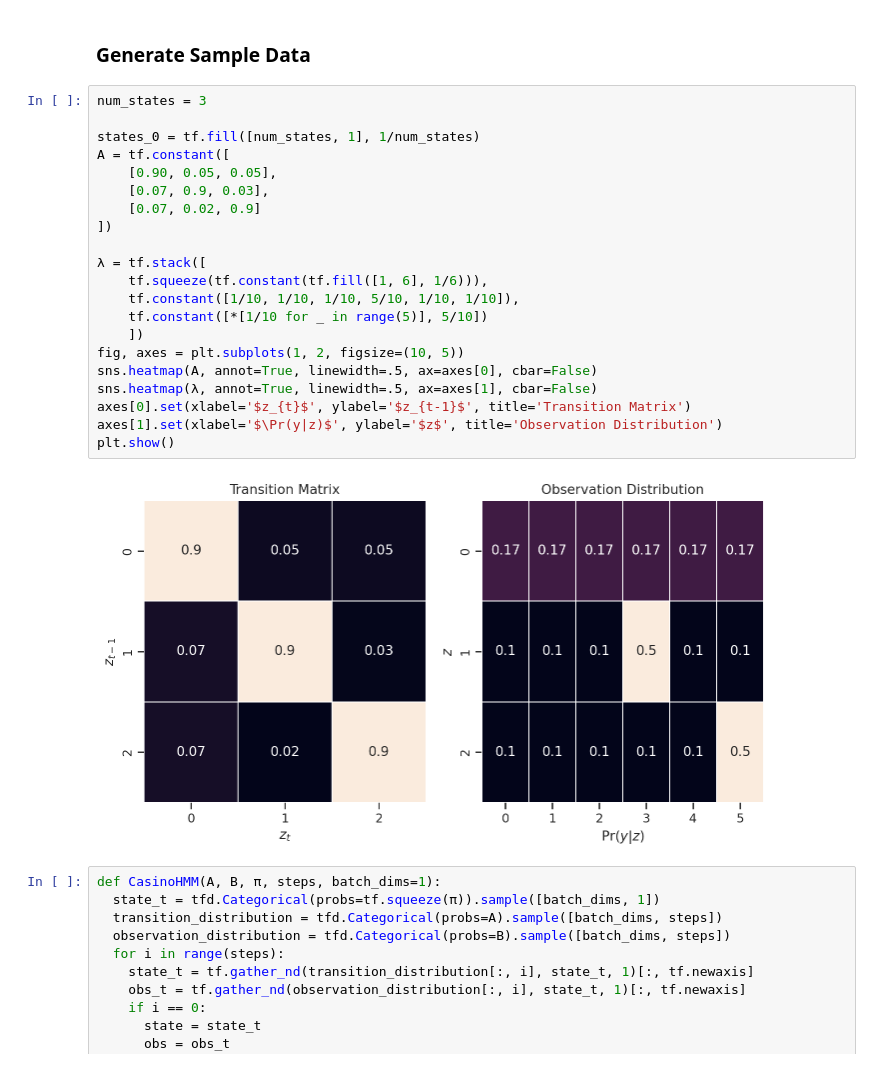
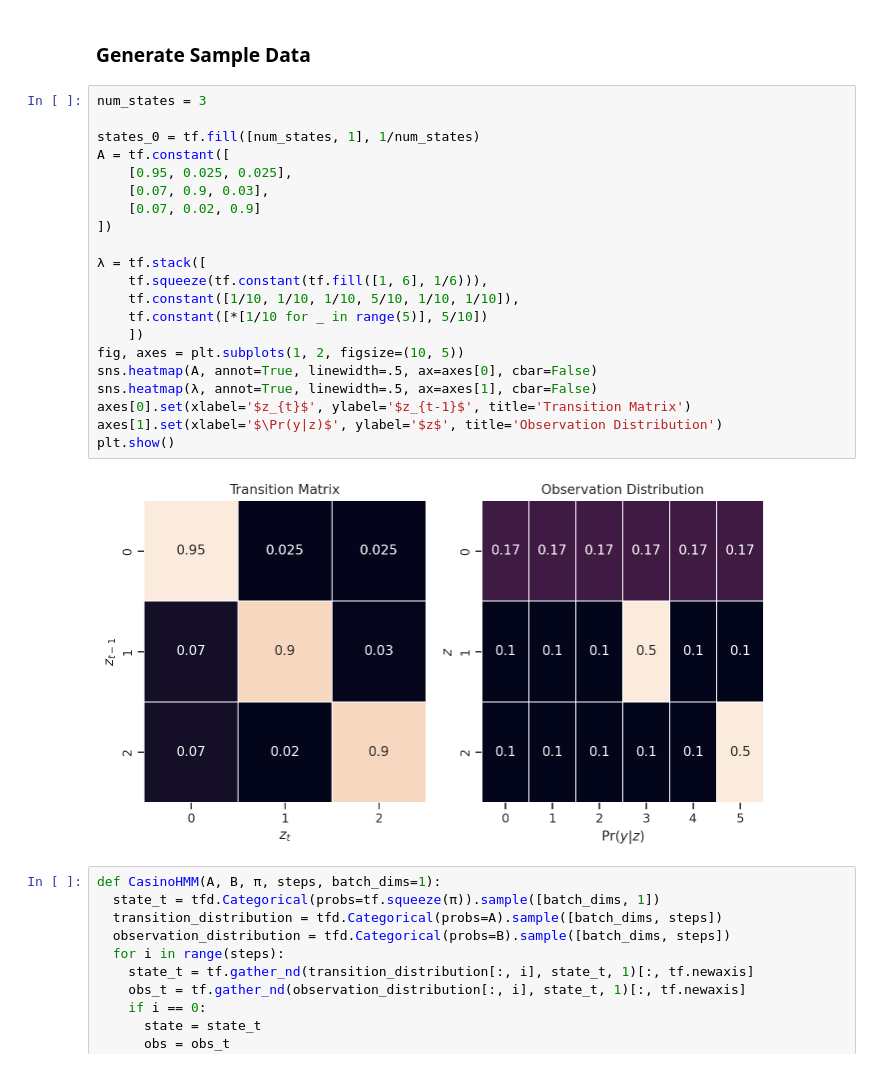
Before and after one commit to CorpuzKB/PML-Advance-Topics-notebooks, a Jupyter notebook: HMM_Inference__TensorFlow.ipynb, the cells around one changed output. Drawn from its saved outputs; the diff is of its cells as text.

```diff
--- a/HMM_Inference__TensorFlow.ipynb
+++ b/HMM_Inference__TensorFlow.ipynb
@@ -101,26 +99,26 @@ class HMM_Categorical_Inference:
 # %%
 num_states = 3
 
 states_0 = tf.fill([num_states, 1], 1/num_states)
 A = tf.constant([
-    [0.90, 0.05, 0.05],
+    [0.95, 0.025, 0.025],
     [0.07, 0.9, 0.03],
     [0.07, 0.02, 0.9]
 ])
 
 λ = tf.stack([
     tf.squeeze(tf.constant(tf.fill([1, 6], 1/6))),
     tf.constant([1/10, 1/10, 1/10, 5/10, 1/10, 1/10]),
     tf.constant([*[1/10 for _ in range(5)], 5/10])
     ])
 fig, axes = plt.subplots(1, 2, figsize=(10, 5))
 sns.heatmap(A, annot=True, linewidth=.5, ax=axes[0], cbar=False)
 sns.heatmap(λ, annot=True, linewidth=.5, ax=axes[1], cbar=False)
 axes[0].set(xlabel='$z_{t}$', ylabel='$z_{t-1}$', title='Transition Matrix')
 axes[1].set(xlabel='$\Pr(y|z)$', ylabel='$z$', title='Observation Distribution')
 plt.show()
 # %% [output]
-[figure, old version]
+[figure, new version]
 # %%
 def CasinoHMM(A, B, π, steps, batch_dims=1):
   state_t = tfd.Categorical(probs=tf.squeeze(π)).sample([batch_dims, 1])
```
Also changed, not shown: parts of 3 cells of this notebook.
